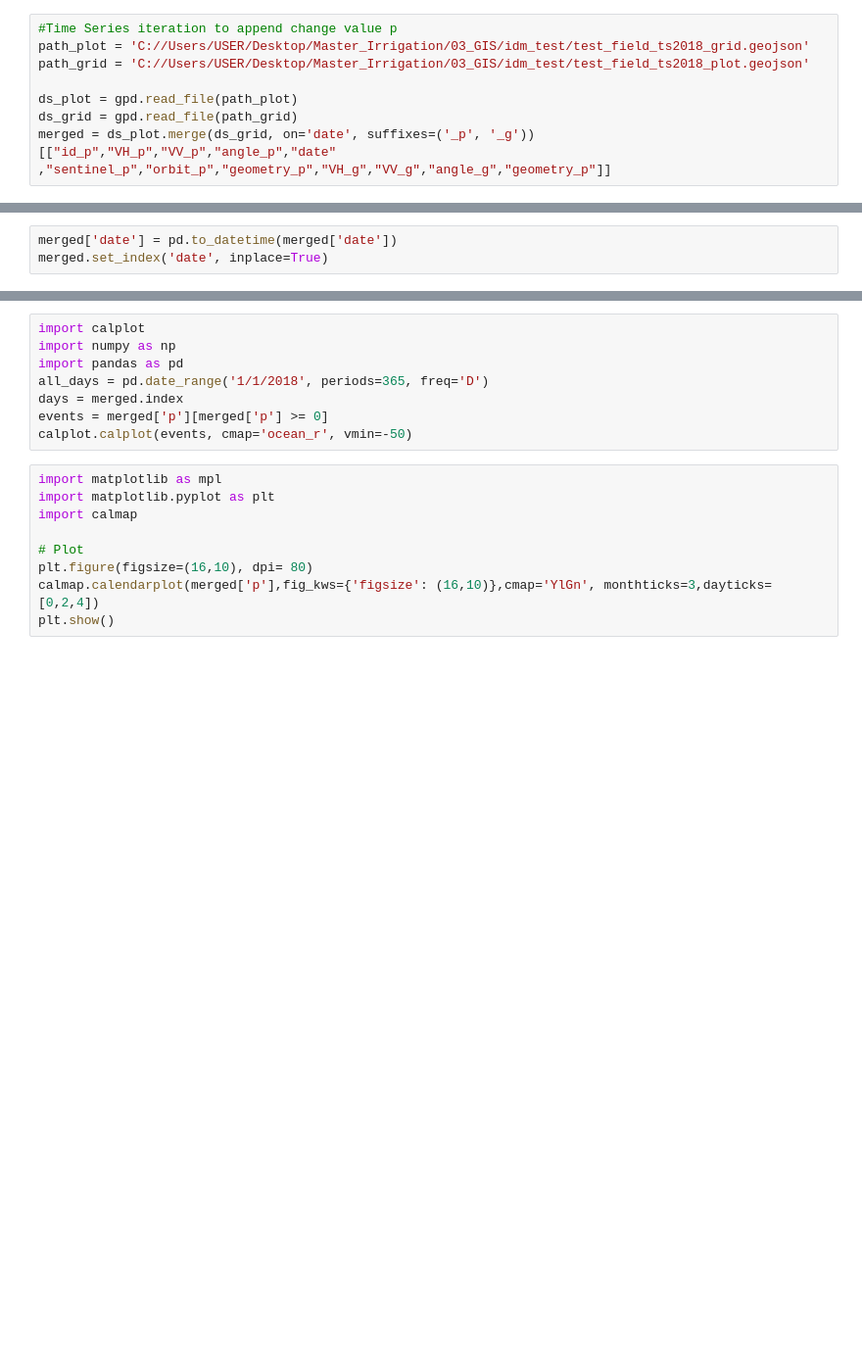
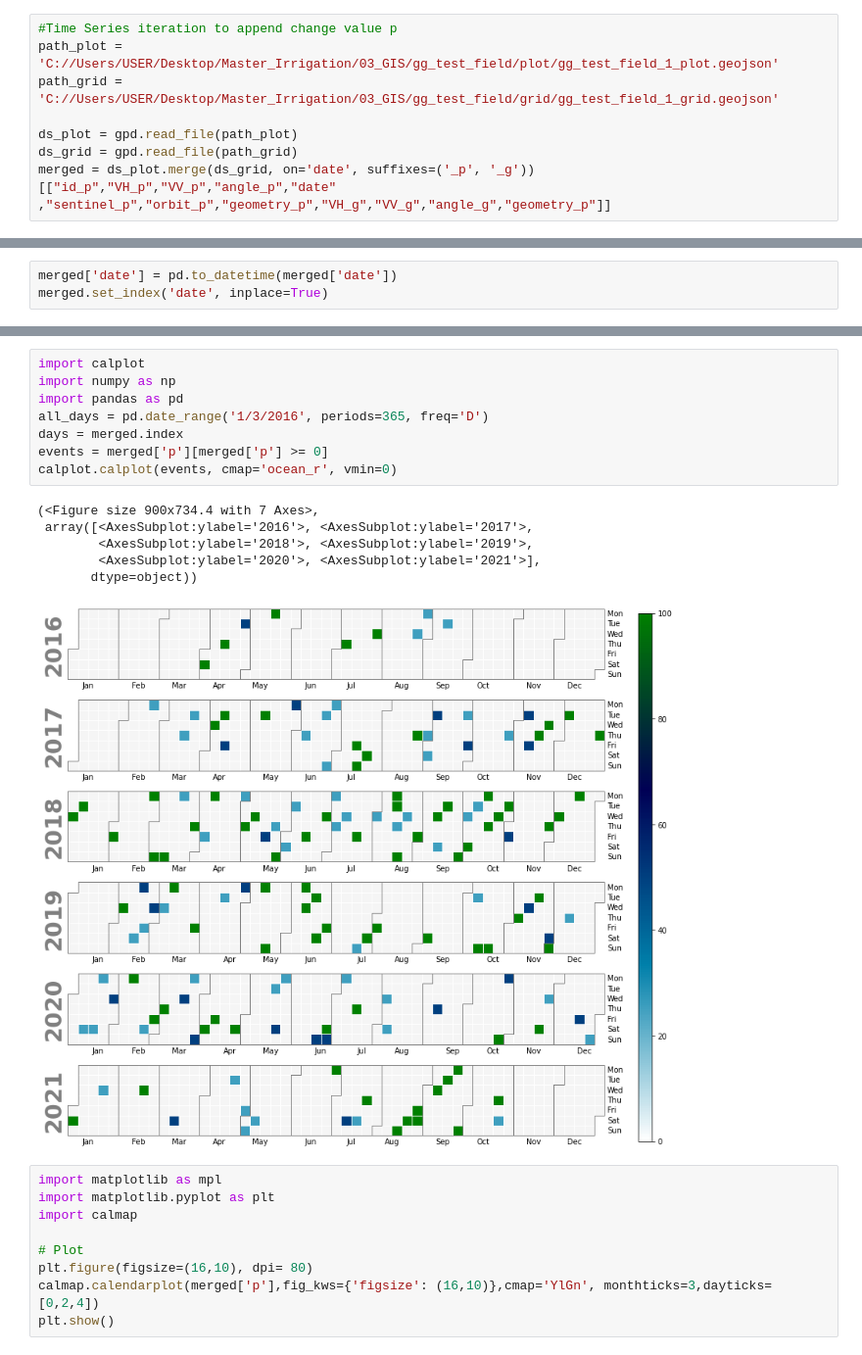
Before and after one commit to till90/irrigation_detection, a Jupyter notebook: 11_Irrigation_Detection_V1.ipynb, the cells around one changed output, grey strips where cells are left out. Shown at 98% size. Saved outputs shown, nothing was run; the diff lists cells and outputs as text; blank space fills up the shorter version.

```diff
--- a/11_Irrigation_Detection_V1.ipynb
+++ b/11_Irrigation_Detection_V1.ipynb
@@ -65,7 +83,7 @@ gdf.to_file(r'C:/Users/USER/Desktop/Master_Irrigation/03_GIS/idm_test/whr_s1_ndv
 # %%
 #Time Series iteration to append change value p
-path_plot = 'C://Users/USER/Desktop/Master_Irrigation/03_GIS/idm_test/test_field_ts2018_grid.geojson'
-path_grid = 'C://Users/USER/Desktop/Master_Irrigation/03_GIS/idm_test/test_field_ts2018_plot.geojson'
+path_plot = 'C://Users/USER/Desktop/Master_Irrigation/03_GIS/gg_test_field/plot/gg_test_field_1_plot.geojson'
+path_grid = 'C://Users/USER/Desktop/Master_Irrigation/03_GIS/gg_test_field/grid/gg_test_field_1_grid.geojson'
 
 ds_plot = gpd.read_file(path_plot)
 ds_grid = gpd.read_file(path_grid)
@@ -109,11 +141,18 @@ merged['p'][merged['p'] >= 0]
 # %%
 import calplot
 import numpy as np
 import pandas as pd
-all_days = pd.date_range('1/1/2018', periods=365, freq='D')
+all_days = pd.date_range('1/3/2016', periods=365, freq='D')
 days = merged.index
 events = merged['p'][merged['p'] >= 0]
-calplot.calplot(events, cmap='ocean_r', vmin=-50)
+calplot.calplot(events, cmap='ocean_r', vmin=0)
+# %% [output]
+(<Figure size 900x734.4 with 7 Axes>,
+ array([<AxesSubplot:ylabel='2016'>, <AxesSubplot:ylabel='2017'>,
+        <AxesSubplot:ylabel='2018'>, <AxesSubplot:ylabel='2019'>,
+        <AxesSubplot:ylabel='2020'>, <AxesSubplot:ylabel='2021'>],
+       dtype=object))
+[figure, added]
 # %%
 import matplotlib as mpl
 import matplotlib.pyplot as plt
```
Also changed, not shown: parts of 3 cells of this notebook, 2 other files.
